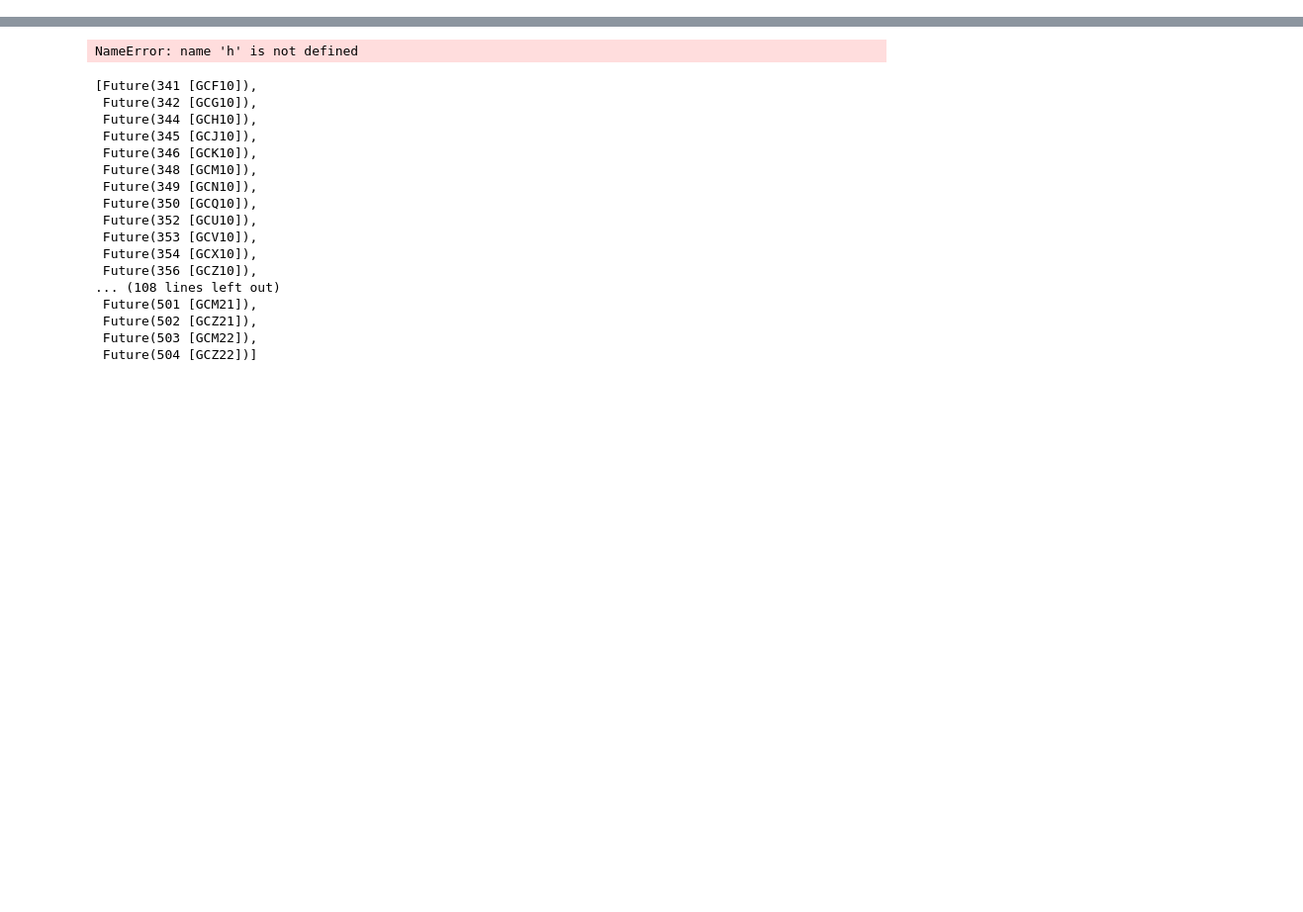
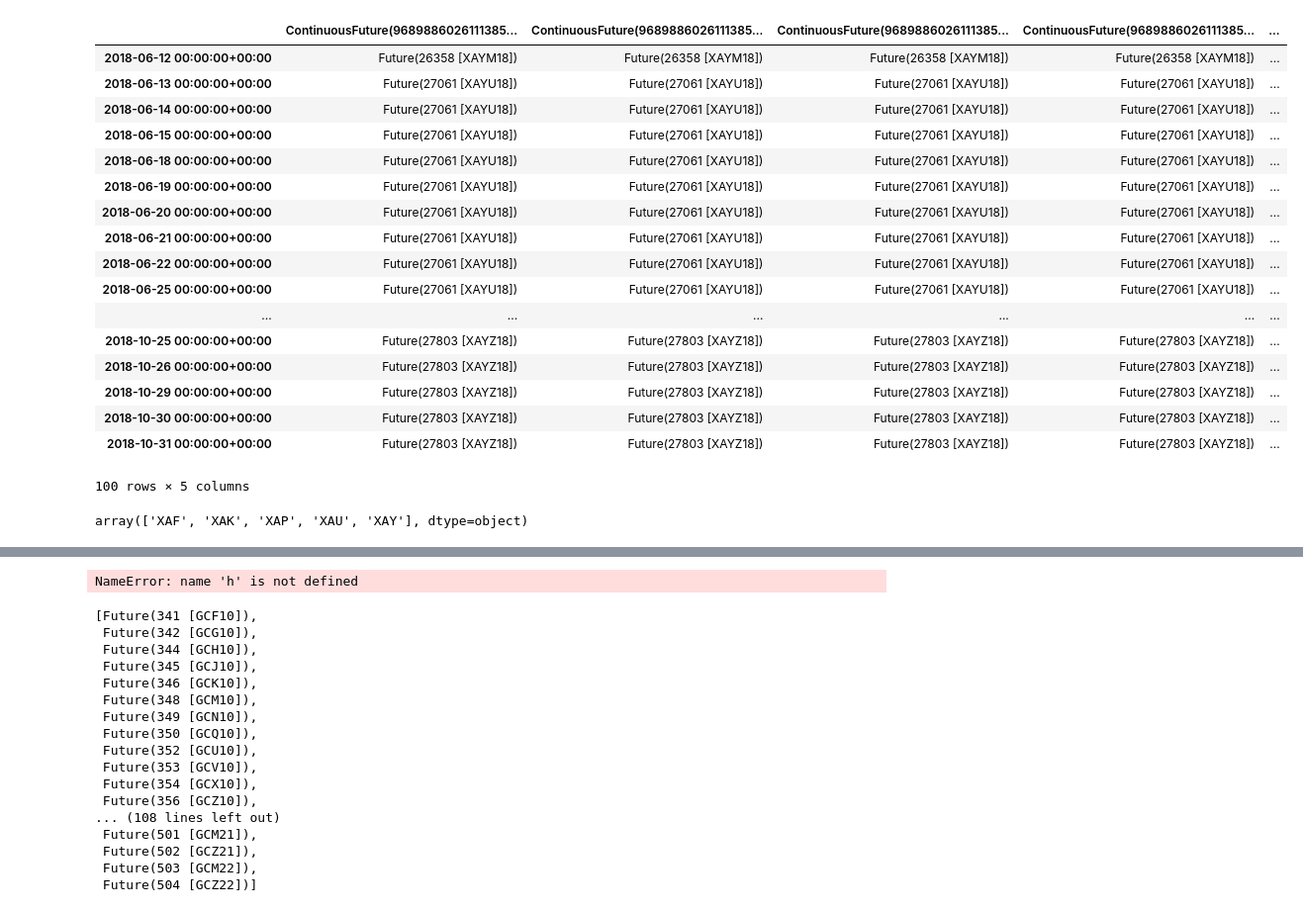
Before and after one commit to t1user/zipline, a Jupyter notebook: notebooks/contract history test.ipynb, the cells around one changed output, grey strips where cells are left out. Shown: that part at 99% size. Cells and saved outputs as stored; diff of their text form; code cells hidden in the pictures; blank space fills up the shorter version.

```diff
--- a/notebooks/contract history test.ipynb
+++ b/notebooks/contract history test.ipynb
@@ -113,0 +211,48 @@ h.head()
+# %%
+long_names = [
+    'XAF',# e-mini financial sector
+    'XAK',# e-mini technology sector
+    'XAP',# e-mini consumer staples sector
+    'XAU',# e-mini utilities sector
+    'XAY',# e-mini consumer discretionary sector',
+]
+# %%
+long_cont = [continuous_future(contract,
+                                offset=0,
+                                adjustment='mul',
+                                roll_style='volume')
+            for contract in long_names]
+# %%
+long_cont_his = history(
+                        assets=long_cont,
+                        end_dt=pd.Timestamp('2018-10-31'),
+                        bar_count=100,
+                        frequency='1d',
+                        field='sid',
+                        data_frequency='daily'
+                        )
+# %%
+long_cont_his.applymap(lambda x: bundle_data.asset_finder.retrieve_asset(x))
+# %% [output]
+|  | ContinuousFuture(9689886026111385... | ContinuousFuture(9689886026111385... | ContinuousFuture(9689886026111385... | ContinuousFuture(9689886026111385... | ... |
+| 2018-06-12 00:00:00+00:00 | Future(26358 [XAYM18]) | Future(26358 [XAYM18]) | Future(26358 [XAYM18]) | Future(26358 [XAYM18]) | ... |
+| 2018-06-13 00:00:00+00:00 | Future(27061 [XAYU18]) | Future(27061 [XAYU18]) | Future(27061 [XAYU18]) | Future(27061 [XAYU18]) | ... |
+| 2018-06-14 00:00:00+00:00 | Future(27061 [XAYU18]) | Future(27061 [XAYU18]) | Future(27061 [XAYU18]) | Future(27061 [XAYU18]) | ... |
+| 2018-06-15 00:00:00+00:00 | Future(27061 [XAYU18]) | Future(27061 [XAYU18]) | Future(27061 [XAYU18]) | Future(27061 [XAYU18]) | ... |
+| 2018-06-18 00:00:00+00:00 | Future(27061 [XAYU18]) | Future(27061 [XAYU18]) | Future(27061 [XAYU18]) | Future(27061 [XAYU18]) | ... |
+| 2018-06-19 00:00:00+00:00 | Future(27061 [XAYU18]) | Future(27061 [XAYU18]) | Future(27061 [XAYU18]) | Future(27061 [XAYU18]) | ... |
+| 2018-06-20 00:00:00+00:00 | Future(27061 [XAYU18]) | Future(27061 [XAYU18]) | Future(27061 [XAYU18]) | Future(27061 [XAYU18]) | ... |
+| 2018-06-21 00:00:00+00:00 | Future(27061 [XAYU18]) | Future(27061 [XAYU18]) | Future(27061 [XAYU18]) | Future(27061 [XAYU18]) | ... |
+| 2018-06-22 00:00:00+00:00 | Future(27061 [XAYU18]) | Future(27061 [XAYU18]) | Future(27061 [XAYU18]) | Future(27061 [XAYU18]) | ... |
+| 2018-06-25 00:00:00+00:00 | Future(27061 [XAYU18]) | Future(27061 [XAYU18]) | Future(27061 [XAYU18]) | Future(27061 [XAYU18]) | ... |
+| ... | ... | ... | ... | ... | ... |
+| 2018-10-25 00:00:00+00:00 | Future(27803 [XAYZ18]) | Future(27803 [XAYZ18]) | Future(27803 [XAYZ18]) | Future(27803 [XAYZ18]) | ... |
+| 2018-10-26 00:00:00+00:00 | Future(27803 [XAYZ18]) | Future(27803 [XAYZ18]) | Future(27803 [XAYZ18]) | Future(27803 [XAYZ18]) | ... |
+| 2018-10-29 00:00:00+00:00 | Future(27803 [XAYZ18]) | Future(27803 [XAYZ18]) | Future(27803 [XAYZ18]) | Future(27803 [XAYZ18]) | ... |
+| 2018-10-30 00:00:00+00:00 | Future(27803 [XAYZ18]) | Future(27803 [XAYZ18]) | Future(27803 [XAYZ18]) | Future(27803 [XAYZ18]) | ... |
+| 2018-10-31 00:00:00+00:00 | Future(27803 [XAYZ18]) | Future(27803 [XAYZ18]) | Future(27803 [XAYZ18]) | Future(27803 [XAYZ18]) | ... |
+100 rows × 5 columns
+# %%
+long_cont_his.columns.map(lambda x: x.root_symbol)
+# %% [output]
+array(['XAF', 'XAK', 'XAP', 'XAU', 'XAY'], dtype=object)
```
Also changed, not shown: parts of 12 cells of this notebook, 10 other files.
